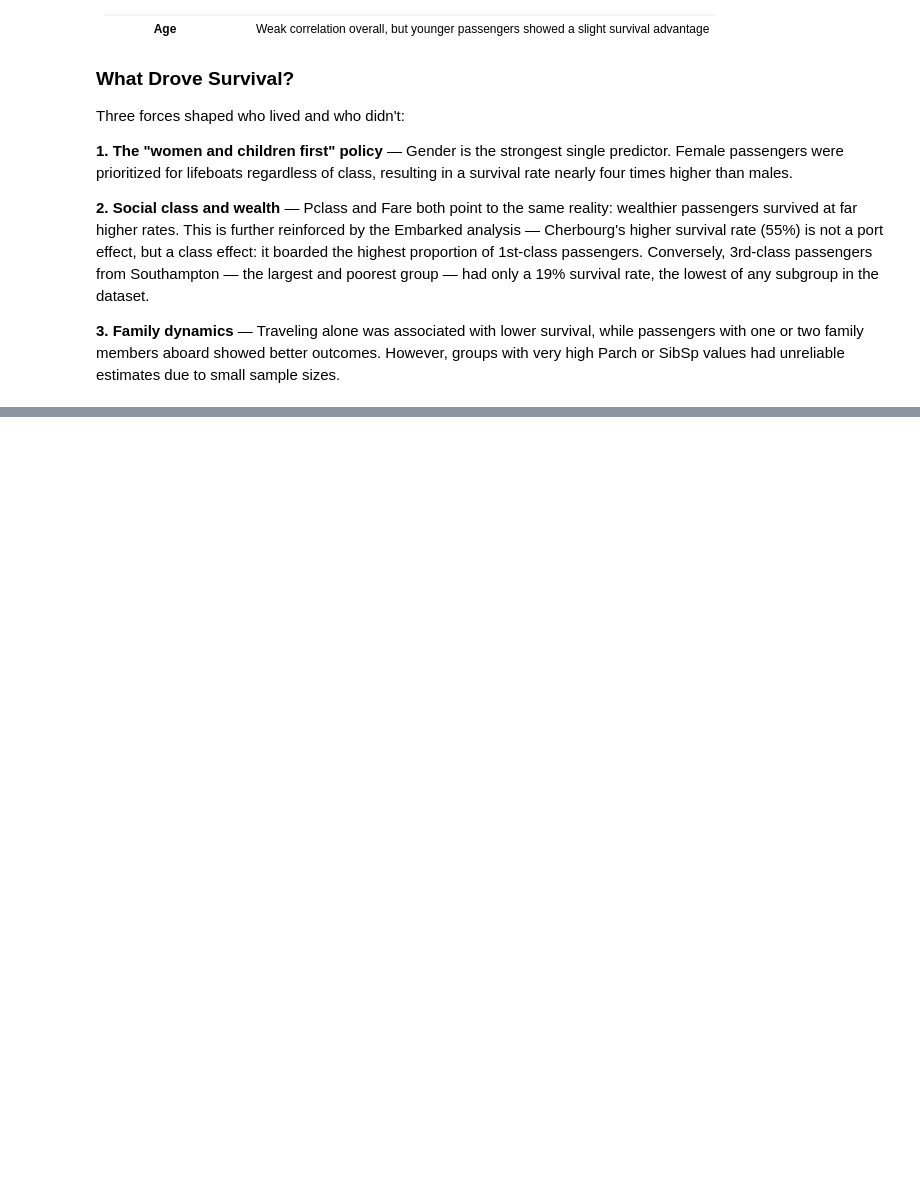
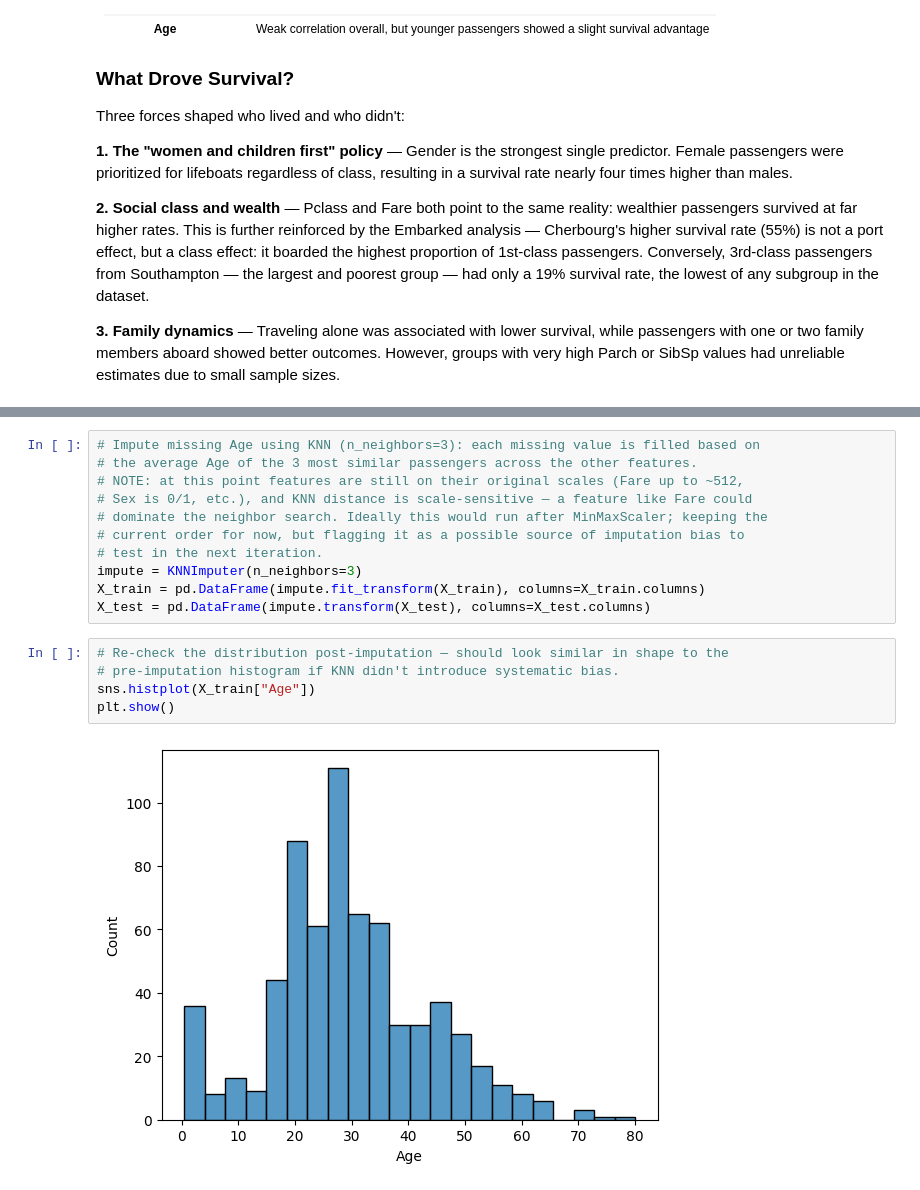
Before and after one commit to Thetahw/titanic-dataset-complete-analyze-prediction, a Jupyter notebook: notebooks/titanic_analysis.ipynb, the cells around one changed output, grey strips where cells are left out. Drawn from its saved outputs; the diff is of its cells as text; blank space fills up the shorter version.

```diff
--- a/notebooks/titanic_analysis.ipynb
+++ b/notebooks/titanic_analysis.ipynb
@@ -600,0 +765,18 @@ Three forces shaped who lived and who didn't:
+# %%
+# Impute missing Age using KNN (n_neighbors=3): each missing value is filled based on
+# the average Age of the 3 most similar passengers across the other features.
+# NOTE: at this point features are still on their original scales (Fare up to ~512,
+# Sex is 0/1, etc.), and KNN distance is scale-sensitive — a feature like Fare could
+# dominate the neighbor search. Ideally this would run after MinMaxScaler; keeping the
+# current order for now, but flagging it as a possible source of imputation bias to
+# test in the next iteration.
+impute = KNNImputer(n_neighbors=3)
+X_train = pd.DataFrame(impute.fit_transform(X_train), columns=X_train.columns)
+X_test = pd.DataFrame(impute.transform(X_test), columns=X_test.columns)
+# %%
+# Re-check the distribution post-imputation — should look similar in shape to the
+# pre-imputation histogram if KNN didn't introduce systematic bias.
+sns.histplot(X_train["Age"])
+plt.show()
+# %% [output]
+[figure, added]
```
Also changed, not shown: parts of 46 cells of this notebook.
